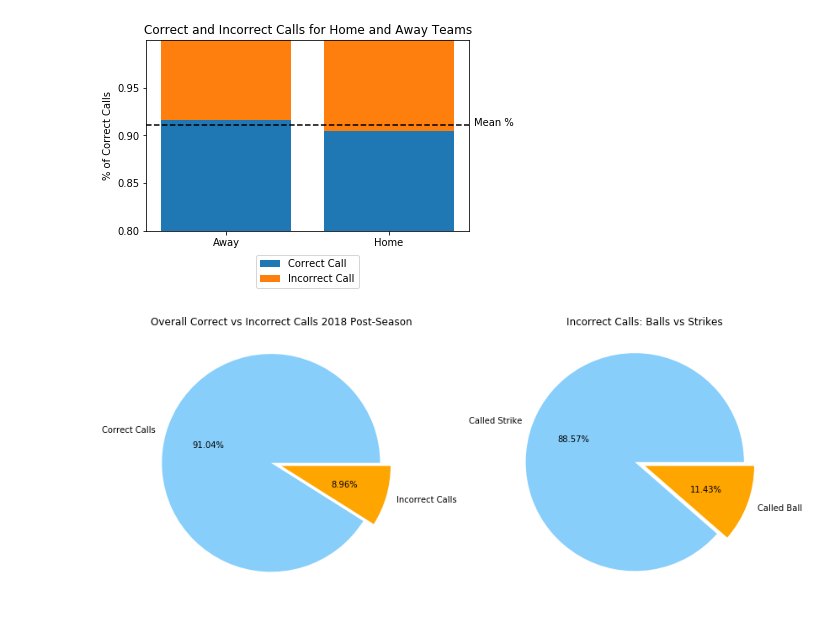
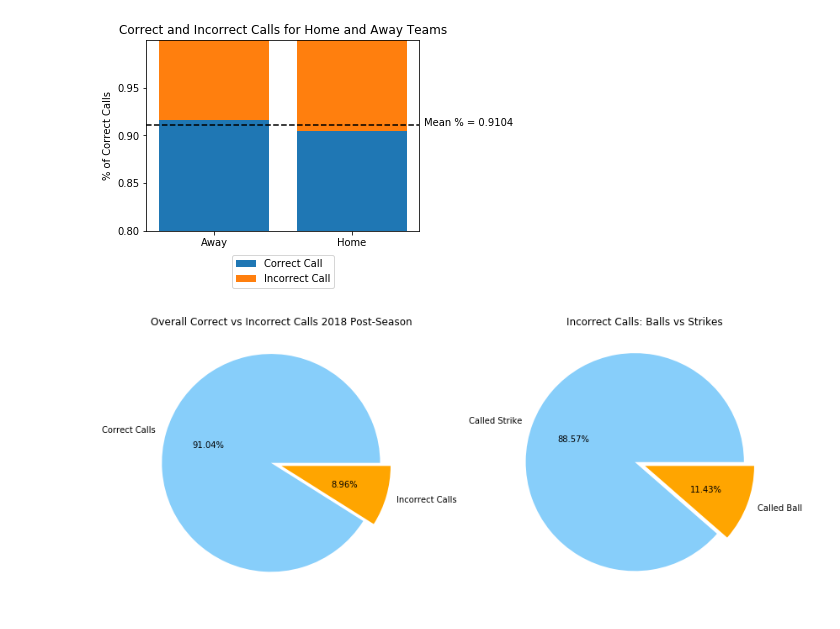
Before and after one commit to ForrestMcDougal/MLB-Postseason-Umpire-Analysis, a Jupyter notebook: Presentation_Charts.ipynb, the cells around one changed output. Cells and saved outputs as stored; diff of their text form; code cells hidden in the pictures.

Commit message:
Working on the powerpoint images

```diff
--- a/Presentation_Charts.ipynb
+++ b/Presentation_Charts.ipynb
@@ -73,35 +74,36 @@ away_crt = len(correct_df.loc[correct_df["Home/Away"]=="Away"])
 away_crt_percent = away_crt / (away_crt + away_inc)
 away_inc_percent = 1 - away_crt_percent
 
 correct_calls = [away_crt_percent, home_crt_percent]
 incorrect_calls = [away_inc_percent, home_inc_percent]
 
 mean_line = pitch_df["Accurate"].mean()
+mean_line_round = round(mean_line,4)
 
 fig = plt.figure()
 width = 0.4
 N= 2
 
 ind = np.arange(N)
 p1 = plt.bar(ind, correct_calls)
 p2 = plt.bar(ind, incorrect_calls, bottom = correct_calls)
 
 plt.ylabel("% of Correct Calls")
 plt.xticks(ind,("Away", "Home"))
 plt.yticks(np.arange(0.8, 1.0, 0.05))
 plt.ylim(0.8,1.0)
 plt.title("Correct and Incorrect Calls for Home and Away Teams")
 pylab.legend((p1[0], p2[0]), ('Correct Call', 'Incorrect Call'), loc=9, bbox_to_anchor=(0.5, -0.1))
 
 plt.axhline(y=mean_line, color = "black", ls = "dashed")
-plt.text(1.52,0.91, "Mean %")
+plt.text(1.52,0.91, (f"Mean % = {mean_line_round}"))
 
 
 plt.tight_layout()
 fig.savefig("Presentation_Images/Home_Away_Calls.png")
 plt.show()
 # %% [output]
-[figure, old version]
+[figure, new version]
 # %%
 acc_data = pitch_df["Accurate"].value_counts()
 
```
Also changed, not shown: parts of 5 cells of this notebook, 2 other files.
